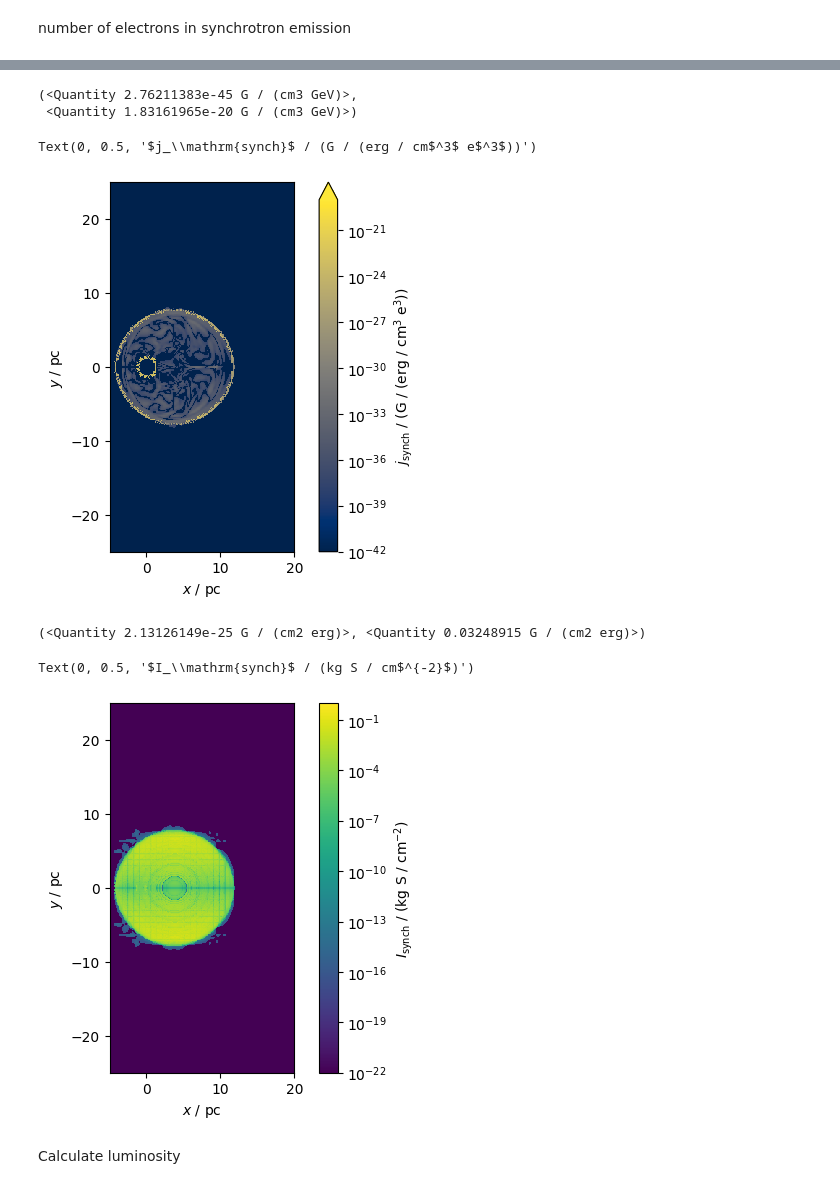
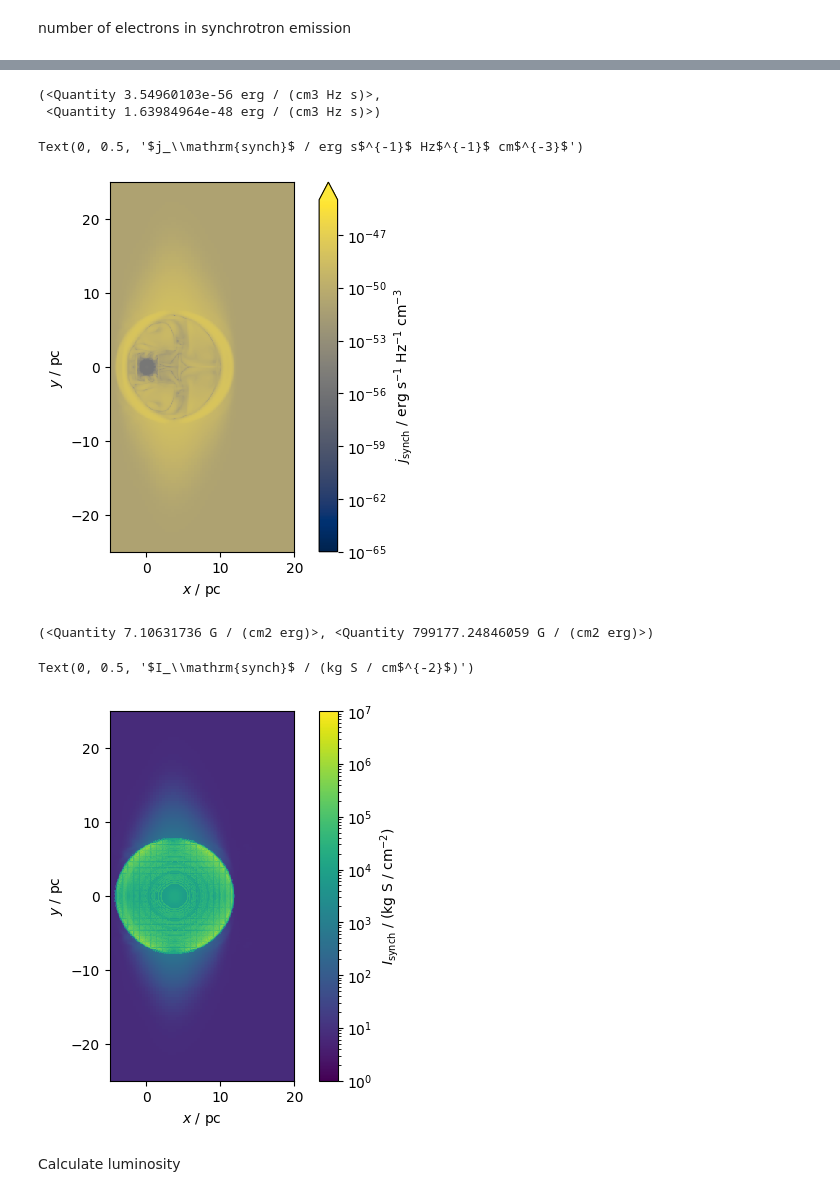
Before and after one commit to kwat0308/crbowshock_analysis_tools, a Jupyter notebook: calculate_CR_properties/notebooks/get_synch_emissivity.ipynb, the cells around one changed output, grey strips where cells are left out. Saved outputs shown, nothing was run; the diff lists cells and outputs as text; code cells hidden in the pictures.

Commit message:
Fixed bug in synchrotron intensity calculation

```diff
--- a/calculate_CR_properties/notebooks/get_synch_emissivity.ipynb
+++ b/calculate_CR_properties/notebooks/get_synch_emissivity.ipynb
@@ -143,12 +166,14 @@ with h5py.File(f"{flash_output_dir}/{sim_file}", "r") as pf:
     shma_data = pf["shma"][()][blist]
     dens_data = pf["dens"][()][blist]
     encr_data = pf["encr"][()][blist]
-    magz_data = pf["magz"][()][blist]
+    mag_data = [pf["magx"][()][blist], pf["magy"][()][blist], pf["magz"][()][blist]]
     vel_data = [pf["velx"][()][blist], pf["vely"][()][blist], pf["velz"][()][blist]]
     ref_lvl = pf["refine level"][()][blist]
     bbox = pf["bounding box"][()][blist]
     bsize = pf["block size"][()][blist]
 
+vel_mag_data = np.sqrt(vel_data[0]**2 + vel_data[1]**2 + vel_data[2]**2) * (u.cm / u.s)
+
 low_cor, up_cor = bbox[0,:,0], bbox[-1,:,1]
 
 extent = ([low_cor[0], up_cor[0], low_cor[1], up_cor[1]] * u.cm).to_value(u.pc)
@@ -252,16 +304,17 @@ Text(0, 0.5, '$n_\\mathrm{ele, synch}$')
 # %%
-synch_emissiv_data = np.sqrt(3) * Blos_data.to(u.G)  / (me * c**2).to(u.GeV) * nelesynch_data
-synch_emissiv_data.min(), synch_emissiv_data.max()
+synch_coeff = np.sqrt(3) * Blos_data.to_value(u.G) * const.e.gauss.value**3 / (const.m_e.cgs.value * const.c.cgs.value**2 * synch_freq.to_value(u.Hz))
+synch_intens_data = synch_coeff * (u.erg * u.s**-1 * u.Hz**-1) * nelesynch_data
+synch_intens_data.min(), synch_intens_data.max()
 # %reset_selective -f "nelesynch_cube"
 # %% [output]
-(<Quantity 2.76211383e-45 G / (cm3 GeV)>,
- <Quantity 1.83161965e-20 G / (cm3 GeV)>)
+(<Quantity 3.54960103e-56 erg / (cm3 Hz s)>,
+ <Quantity 1.63984964e-48 erg / (cm3 Hz s)>)
 # %%
 # plot
-jsynch_sl = flash_amr_tools.get_slice(synch_emissiv_data, pos=0.0, axis=2, ref_lvl=ref_lvl, bbox=bbox, bsize=bsize, brefs=brefs, bns=bns)
+jsynch_sl = flash_amr_tools.get_slice(synch_intens_data, pos=0.0, axis=2, ref_lvl=ref_lvl, bbox=bbox, bsize=bsize, brefs=brefs, bns=bns)
 
 fig, ax = plt.subplots()
-norm = mcolors.LogNorm(vmin=1e-42, vmax=1e-19, clip=True)
+norm = mcolors.LogNorm(vmin=1e-65, vmax=1e-45, clip=True)
 
 im = ax.imshow(jsynch_sl.T, norm=norm, cmap=cm.cividis, alpha=1.0, interpolation="none", extent=extent)
 
@@ -270,33 +323,33 @@ ax.set_xlabel("$x$ / pc")
 ax.set_ylabel("$y$ / pc")
 
 cb = fig.colorbar(im, ax=ax, extend='max')
-cb.ax.set_ylabel("$j_\mathrm{synch}$ / (G / (erg / cm$^3$ e$^3$))")
+cb.ax.set_ylabel(r"$j_\mathrm{synch}$ / erg s$^{-1}$ Hz$^{-1}$ cm$^{-3}$")
 # %% [output]
-Text(0, 0.5, '$j_\\mathrm{synch}$ / (G / (erg / cm$^3$ e$^3$))')
+Text(0, 0.5, '$j_\\mathrm{synch}$ / erg s$^{-1}$ Hz$^{-1}$ cm$^{-3}$')
-[figure, old version]
+[figure, new version]
 # %%
 synch_intens_cube = flash_amr_tools.get_cdens(synch_emissiv_data.value, axis=2, ref_lvl=ref_lvl, bbox=bbox, bsize=bsize, brefs=brefs, bns=bns) * (u.G / (u.erg * u.cm**2))
 # synch_intens_cube = np.trapz(y=synch_emissiv_cube, dx=(up_cor[2] - low_cor[2]) / synch_emissiv_cube.shape[2], axis=2) / (4 * np.pi)
 # %%
 synch_intens_cube.min(), synch_intens_cube.max()
 # %% [output]
-(<Quantity 2.13126149e-25 G / (cm2 erg)>, <Quantity 0.03248915 G / (cm2 erg)>)
+(<Quantity 7.10631736 G / (cm2 erg)>, <Quantity 799177.24846059 G / (cm2 erg)>)
 # %%
 # plot
 fig, ax = plt.subplots()
-norm = mcolors.LogNorm(vmin=1e-22, vmax=1, clip=True)
+norm = mcolors.LogNorm(vmin=1, vmax=1e7, clip=True)
 
 im = ax.imshow(synch_intens_cube.value.T, norm=norm, cmap=cm.viridis, alpha=1.0, interpolation="none", extent=extent)
 
 # labels
 ax.set_xlabel("$x$ / pc")
 ax.set_ylabel("$y$ / pc")
 
 cb = fig.colorbar(im, ax=ax)
 cb.ax.set_ylabel("$I_\mathrm{synch}$ / (kg S / cm$^{-2}$)")
 # %% [output]
 Text(0, 0.5, '$I_\\mathrm{synch}$ / (kg S / cm$^{-2}$)')
-[figure, old version]
+[figure, new version]
 # %% [markdown]
 Calculate luminosity
 # %%
```
Also changed, not shown: parts of 17 cells of this notebook, 2 other files.
